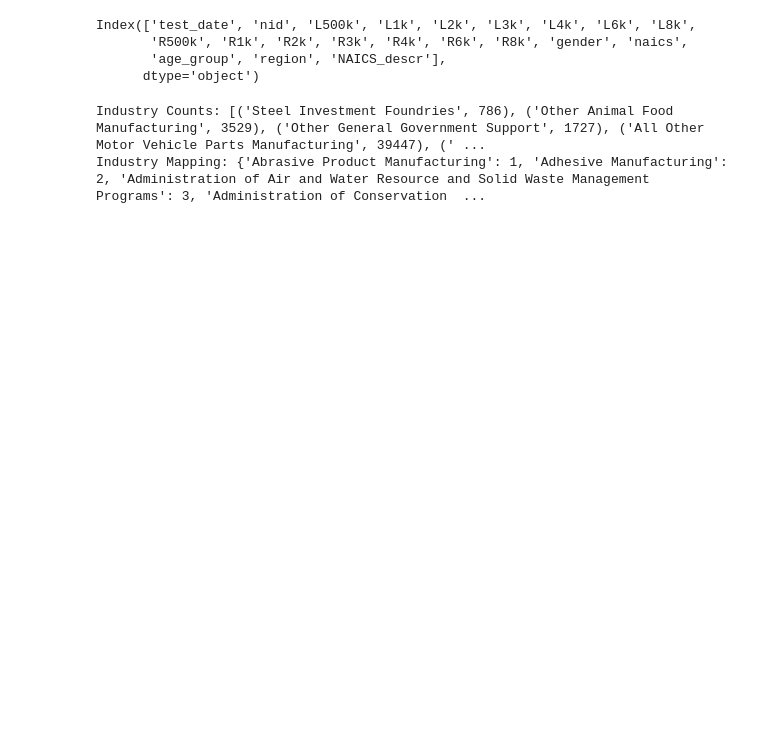
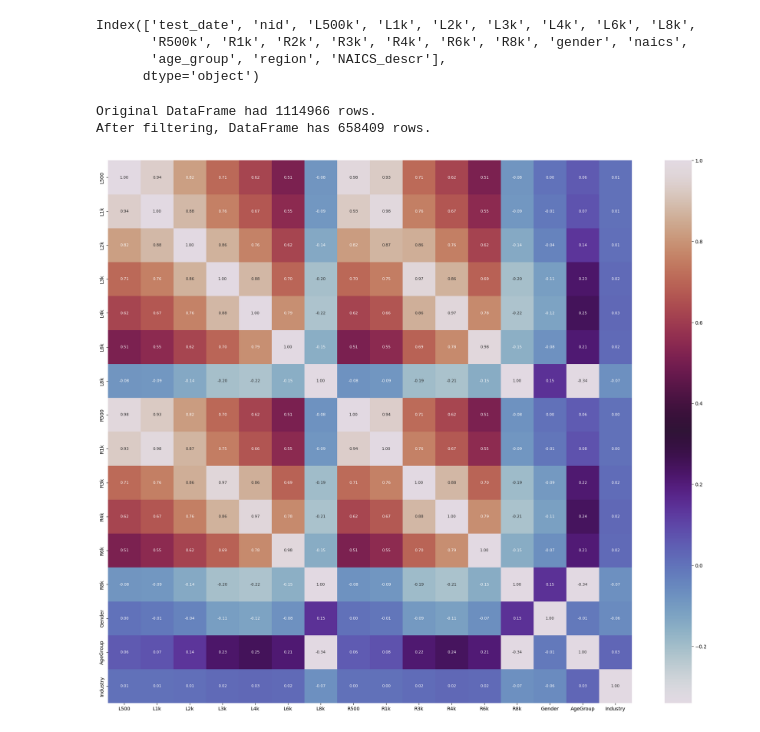
Before and after one commit to ELR11C/hEARingI.T., a Jupyter notebook: hacklytics.ipynb, the cells around one changed output. Saved outputs shown, nothing was run; the diff lists cells and outputs as text; code cells hidden in the pictures; blank space fills up the shorter version.

```diff
--- a/hacklytics.ipynb
+++ b/hacklytics.ipynb
@@ -34,14 +34,51 @@ gender = np.array(df['gender'])
 ageGroup = np.array(df['age_group'])
 industry = np.array(df['NAICS_descr'])
 naics = np.array(df['naics'])
-# %%
-industry_counter = Counter(industry)
-industry_counts = [(industry, count) for industry, count in industry_counter.items()]
-unique_industries = sorted(industry_counter)
-industry_mapping = {industry: index+1 for index, industry in enumerate(unique_industries)}
-
-print("Industry Counts:", industry_counts)
-print("Industry Mapping:", industry_mapping)
-# %% [output]
-Industry Counts: [('Steel Investment Foundries', 786), ('Other Animal Food Manufacturing', 3529), ('Other General Government Support', 1727), ('All Other Motor Vehicle Parts Manufacturing', 39447), (' ...
-Industry Mapping: {'Abrasive Product Manufacturing': 1, 'Adhesive Manufacturing': 2, 'Administration of Air and Water Resource and Solid Waste Management Programs': 3, 'Administration of Conservation  ...
+# %%
+industry_counter = Counter(industry)
+unique_industries = sorted(industry_counter)
+industry_mapping = {industry: index + 1 for index, industry in enumerate(unique_industries)}
+
+industry_numbers = [industry_mapping[industry_title] for industry_title in industry]
+
+unique_gender = Counter(gender)
+gender_mapping = {gender: index + 1 for index, gender in enumerate(unique_gender)}
+gender_numbers = [gender_mapping[gender_title] for gender_title in gender]
+# %%
+data = pd.DataFrame({
+    'L500': L500,
+    'L1k': L1k,
+    'L2k': L2k,
+    'L3k': L3k,
+    'L4k': L4k,
+    'L6k': L6k,
+    'L8k': L8k,
+    'R500': R500,
+    'R1k': R1k,
+    'R3k': R3k,
+    'R4k': R4k,
+    'R6k': R6k,
+    'R8k': R8k,
+    'Gender': gender_numbers,  # Assuming gender is already converted to numerical if needed
+    'AgeGroup': ageGroup,
+    'Industry': industry_numbers,  # Assuming you've already converted industry to numbers
+})
+
+print(f"Original DataFrame had {len(data)} rows.")
+
+hearing_sum = data.loc[:, 'L500':'R8k'].sum(axis=1)
+
+data = data[hearing_sum >= 800]
+
+print(f"After filtering, DataFrame has {len(data_filtered)} rows.")
+# %% [output]
+Original DataFrame had 1114966 rows.
+After filtering, DataFrame has 658409 rows.
+# %%
+corr = data.corr()
+
+plt.figure(figsize=(24, 20))
+sns.heatmap(corr, annot=True, cmap="twilight", fmt=".2f", annot_kws={"size": 8})
+plt.show()
+# %% [output]
+[figure, added]
```
Also changed, not shown: parts of 1 cell of this notebook.
